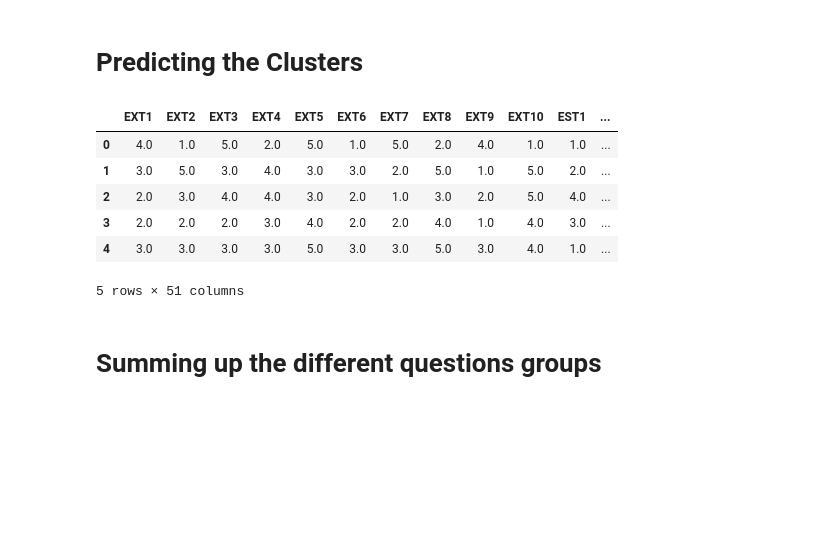
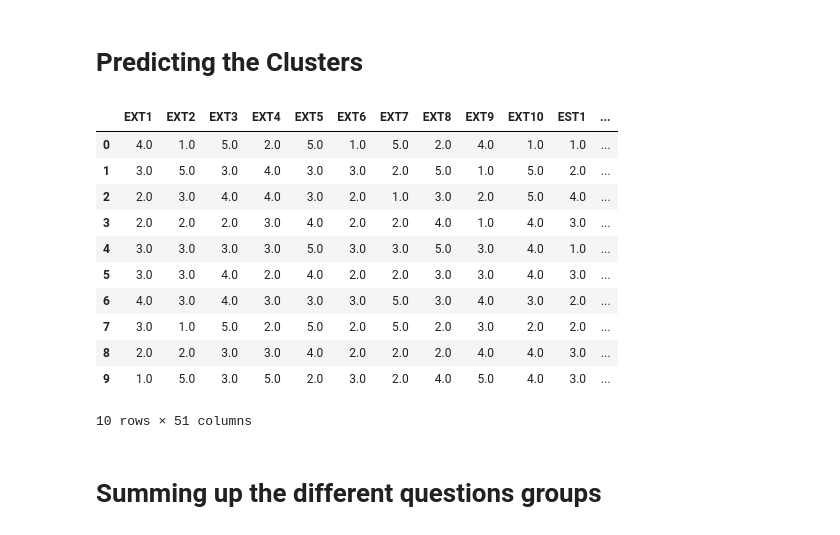
Before and after one commit to whatever413y/ML_Project, a Jupyter notebook: MachineLearningModel/PersonalityTest/personality.ipynb, the cells around one changed output. Drawn from its saved outputs; the diff is of its cells as text; code cells hidden in the pictures; blank space fills up the shorter version.

Commit message:
modeling

```diff
--- a/MachineLearningModel/PersonalityTest/personality.ipynb
+++ b/MachineLearningModel/PersonalityTest/personality.ipynb
@@ -52,6 +7,8 @@ from plotly.subplots import make_subplots
 # %% [markdown]
 2. Prepare Data
 # %%
+pd.options.display.max_columns = 50
 df = pd.read_csv('data-final.csv', delimiter='\t')
+df.drop(df.columns[50:], axis=1, inplace=True)
 df
 # %% [output]
@@ -97,18 +53,22 @@ k_fit = kmeans.fit(df_model)
 # %% [markdown]
 # Predicting the Clusters
 # %%
-pd.options.display.max_columns = 50
 predictions = k_fit.labels_
 df_model['Clusters'] = predictions
-df_model.head()
+df_model.head(10)
 # %% [output]
 |  | EXT1 | EXT2 | EXT3 | EXT4 | EXT5 | EXT6 | EXT7 | EXT8 | EXT9 | EXT10 | EST1 | ... |
 | 0 | 4.0 | 1.0 | 5.0 | 2.0 | 5.0 | 1.0 | 5.0 | 2.0 | 4.0 | 1.0 | 1.0 | ... |
 | 1 | 3.0 | 5.0 | 3.0 | 4.0 | 3.0 | 3.0 | 2.0 | 5.0 | 1.0 | 5.0 | 2.0 | ... |
 | 2 | 2.0 | 3.0 | 4.0 | 4.0 | 3.0 | 2.0 | 1.0 | 3.0 | 2.0 | 5.0 | 4.0 | ... |
 | 3 | 2.0 | 2.0 | 2.0 | 3.0 | 4.0 | 2.0 | 2.0 | 4.0 | 1.0 | 4.0 | 3.0 | ... |
 | 4 | 3.0 | 3.0 | 3.0 | 3.0 | 5.0 | 3.0 | 3.0 | 5.0 | 3.0 | 4.0 | 1.0 | ... |
+| 5 | 3.0 | 3.0 | 4.0 | 2.0 | 4.0 | 2.0 | 2.0 | 3.0 | 3.0 | 4.0 | 3.0 | ... |
+| 6 | 4.0 | 3.0 | 4.0 | 3.0 | 3.0 | 3.0 | 5.0 | 3.0 | 4.0 | 3.0 | 2.0 | ... |
+| 7 | 3.0 | 1.0 | 5.0 | 2.0 | 5.0 | 2.0 | 5.0 | 2.0 | 3.0 | 2.0 | 2.0 | ... |
+| 8 | 2.0 | 2.0 | 3.0 | 3.0 | 4.0 | 2.0 | 2.0 | 2.0 | 4.0 | 4.0 | 3.0 | ... |
+| 9 | 1.0 | 5.0 | 3.0 | 5.0 | 2.0 | 3.0 | 2.0 | 4.0 | 5.0 | 4.0 | 3.0 | ... |
-5 rows × 51 columns
+10 rows × 51 columns
 # %% [markdown]
 # Summing up the different questions groups
 # %%
```
Also changed, not shown: parts of 29 cells of this notebook.
